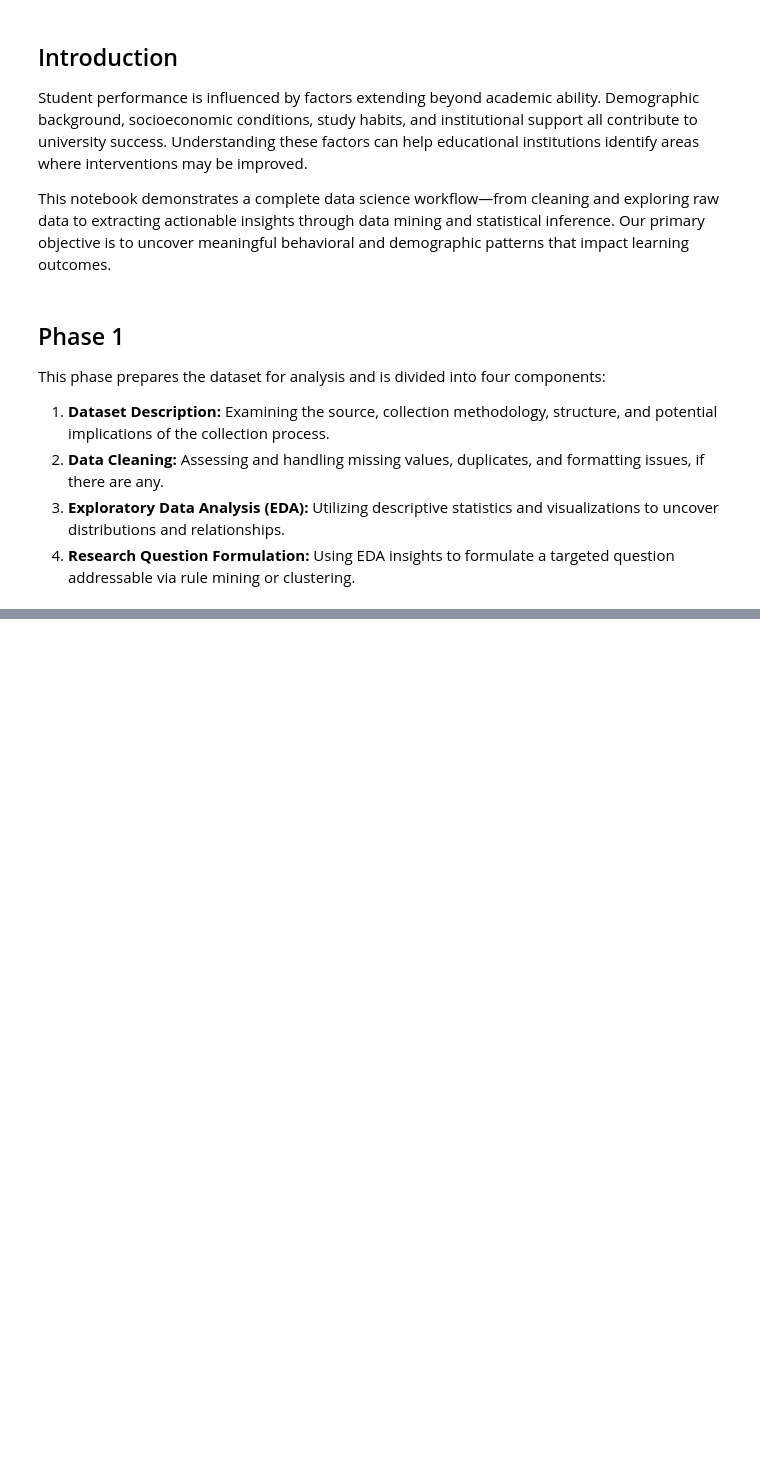
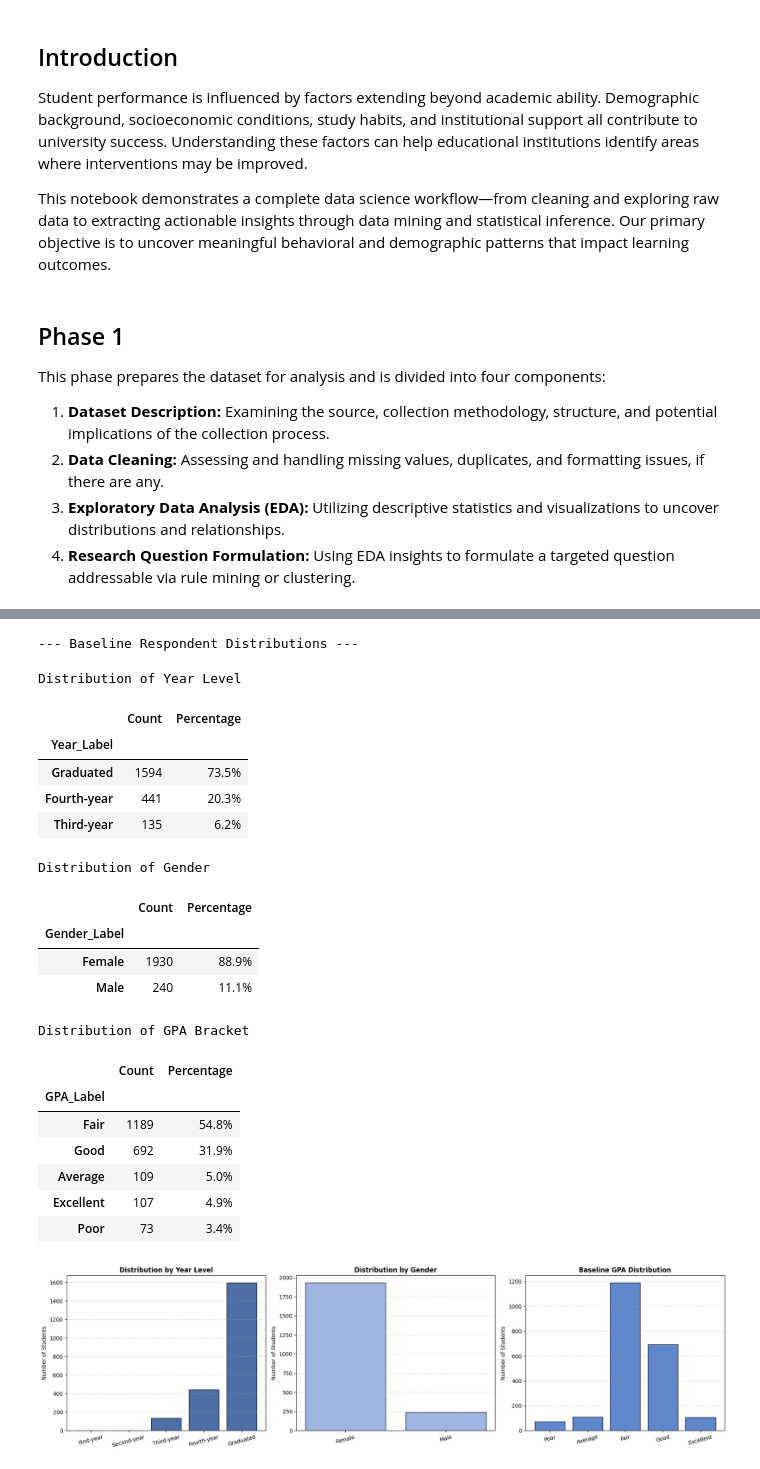
Before and after one commit to axlndy/cbsweg2-cbadvai-cbdatsi-project, a Jupyter notebook: notebooks/01_eda.ipynb, the cells around one changed output, grey strips where cells are left out. Drawn from its saved outputs; the diff is of its cells as text; code cells hidden in the pictures; blank space fills up the shorter version.

```diff
--- a/notebooks/01_eda.ipynb
+++ b/notebooks/01_eda.ipynb
@@ -444,0 +178,14 @@ Passing `palette` without assigning `hue` is deprecated and will be removed in v
+# %%
+# --- 5. FEATURE ENGINEERING ---
+
+# Map Target and Demographic Variables
+df_cleaned['GPA_Label'] = df_cleaned['GPA'].map({1: 'Poor', 2: 'Average', 3: 'Fair', 4: 'Good', 5: 'Excellent'})
+df_cleaned['Year_Label'] = df_cleaned['Year'].map({1: 'First-year', 2: 'Second-year', 3: 'Third-year', 4: 'Fourth-year', 5: 'Graduated'})
+df_cleaned['Gender_Label'] = df_cleaned['Gender'].map({1: 'Male', 2: 'Female'})
+
+# Map Socioeconomic binary indicators
+df_cleaned['Poor_Stu_Label'] = df_cleaned['Poor_Stu'].map({1: 'Yes (Poor)', 2: 'No (Not Poor)'})
+df_cleaned['Policy_Stu_Label'] = df_cleaned['Policy_Stu'].map({1: 'Yes (Supported)', 2: 'No (Not Supported)'})
+df_cleaned['Minority_Stu_Label'] = df_cleaned['Minority_Stu'].map({1: 'Yes (Minority)', 2: 'No (Non-Minority)'})
+
+print("Label mapping complete. Dataframe is ready for Exploratory Data Analysis.")
@@ -444,0 +200,57 @@ Passing `palette` without assigning `hue` is deprecated and will be removed in v
+# %%
+# --- SUMMARY TABLES ---
+print("--- Baseline Respondent Distributions ---")
+for col, name in [('Year_Label', 'Year Level'), ('Gender_Label', 'Gender'), ('GPA_Label', 'GPA Bracket')]:
+    counts = df_cleaned[col].value_counts()
+    percs = df_cleaned[col].value_counts(normalize=True).mul(100).round(1).astype(str) + '%'
+    display(pd.DataFrame({'Count': counts, 'Percentage': percs}).style.set_caption(f"Distribution of {name}"))
+
+# --- VISUALIZATION ---
+fig, axes = plt.subplots(1, 3, figsize=(18, 5))
+
+# Helper to plot native bar distributions in an ordered sequence
+def plot_univariate_bar(ax, series, title, order=None, color='#2F5597'):
+    counts = series.value_counts()
+    if order:
+        counts = counts.reindex(order).fillna(0)
+    ax.bar(counts.index.astype(str), counts.values, color=color, edgecolor='black', alpha=0.85)
+    ax.set_title(title, fontsize=12, fontweight='bold')
+    ax.set_ylabel('Number of Students')
+    ax.grid(axis='y', linestyle='--', alpha=0.5)
+    ax.tick_params(axis='x', rotation=15)
+
+# Plot A: Year Level
+year_order = ['First-year', 'Second-year', 'Third-year', 'Fourth-year', 'Graduated']
+plot_univariate_bar(axes[0], df_cleaned['Year_Label'], 'Distribution by Year Level', order=year_order, color='#2F5597')
+
+# Plot B: Gender
+plot_univariate_bar(axes[1], df_cleaned['Gender_Label'], 'Distribution by Gender', color='#8FAADC')
+
+# Plot C: Target Variable (GPA)
+gpa_order = ['Poor', 'Average', 'Fair', 'Good', 'Excellent']
+plot_univariate_bar(axes[2], df_cleaned['GPA_Label'], 'Baseline GPA Distribution', order=gpa_order, color='#4472C4')
+
+plt.tight_layout()
+plt.show()
+# %% [output]
+--- Baseline Respondent Distributions ---
+Distribution of Year Level
+|  | Count | Percentage |
+| Year_Label |  |  |
+| Graduated | 1594 | 73.5% |
+| Fourth-year | 441 | 20.3% |
+| Third-year | 135 | 6.2% |
+Distribution of Gender
+|  | Count | Percentage |
+| Gender_Label |  |  |
+| Female | 1930 | 88.9% |
+| Male | 240 | 11.1% |
+Distribution of GPA Bracket
+|  | Count | Percentage |
+| GPA_Label |  |  |
+| Fair | 1189 | 54.8% |
+| Good | 692 | 31.9% |
+| Average | 109 | 5.0% |
+| Excellent | 107 | 4.9% |
+| Poor | 73 | 3.4% |
+[figure, added]
```
Also changed, not shown: parts of 41 cells of this notebook, 1 other file.
